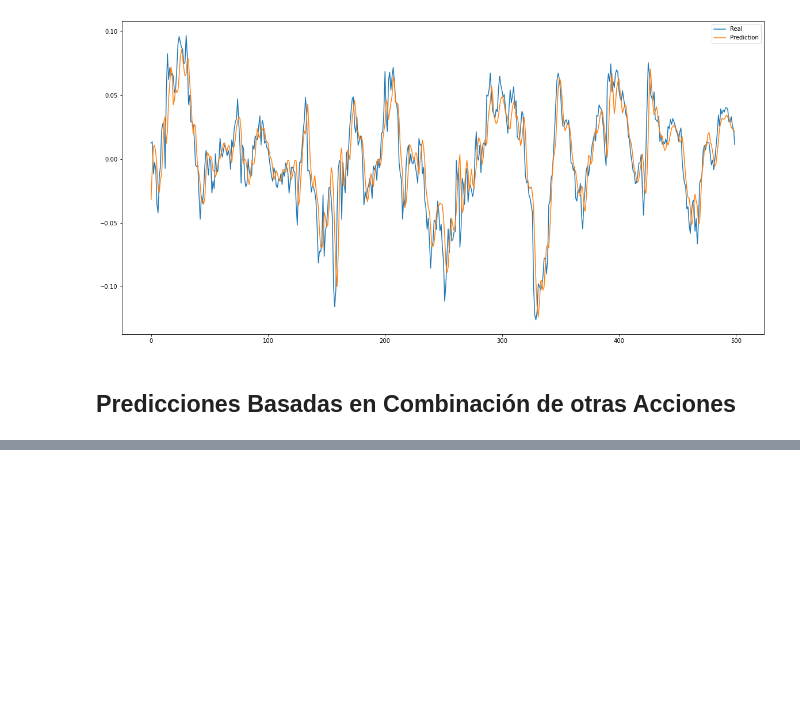
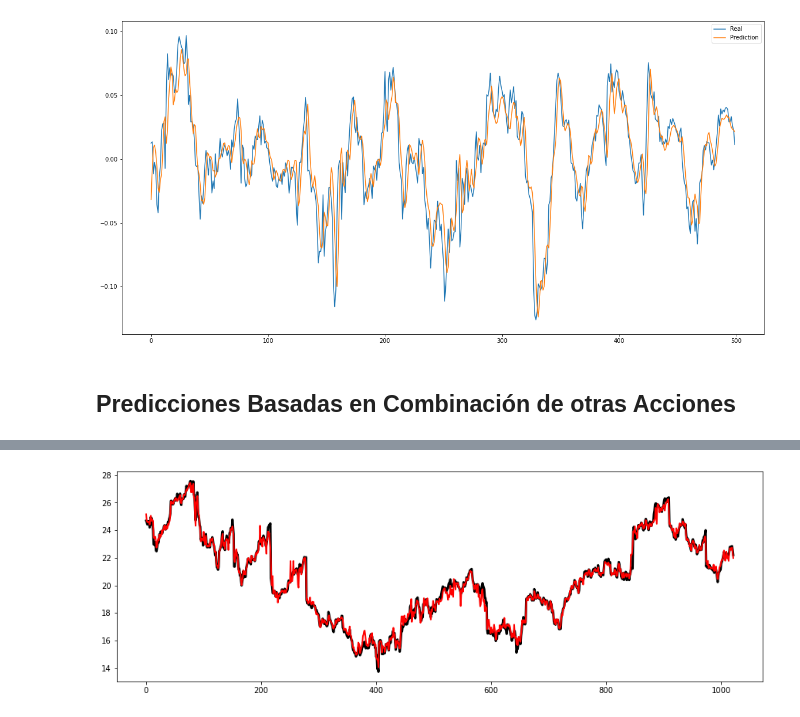
Before and after one commit to esjerome/forecasting, a Jupyter notebook: datacamp/my_own.ipynb, the cells around one changed output, grey strips where cells are left out. Cells and saved outputs as stored; diff of their text form; code cells hidden in the pictures; blank space fills up the shorter version.

```diff
--- a/datacamp/my_own.ipynb
+++ b/datacamp/my_own.ipynb
@@ -91,0 +148,6 @@ ax.legend()
+# %%
+fig, ax = plt.subplots(figsize=(15, 5))
+ax.plot(range(len(y_train)), y_train, color='k', lw=3);
+ax.plot(range(len(y_train)), model.predict(X_train), color='r', lw=2);
+# %% [output]
+[figure, added]
```
Also changed, not shown: parts of 15 cells of this notebook.
